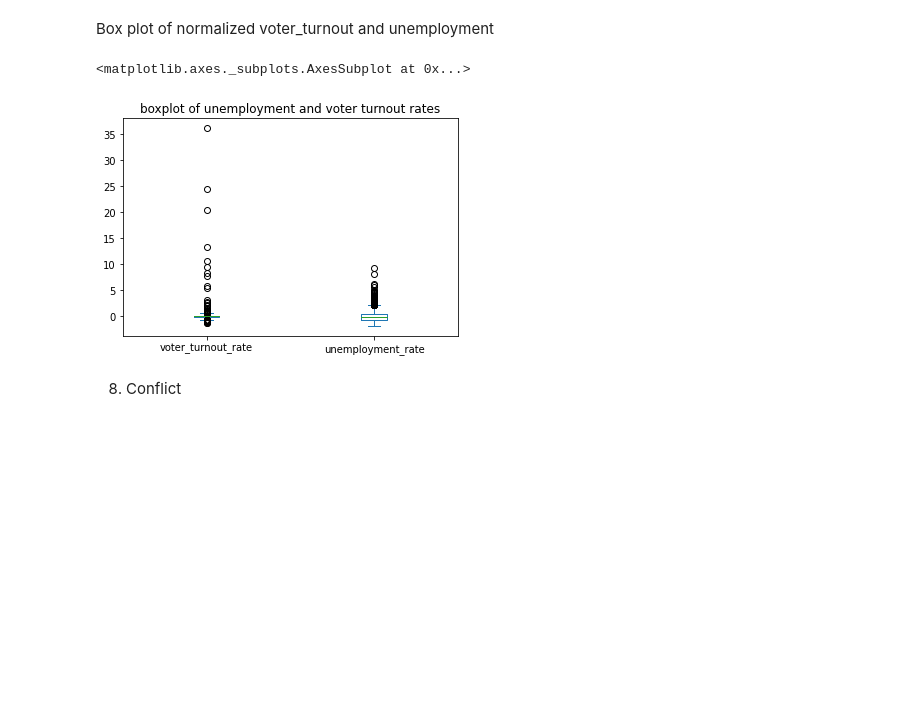
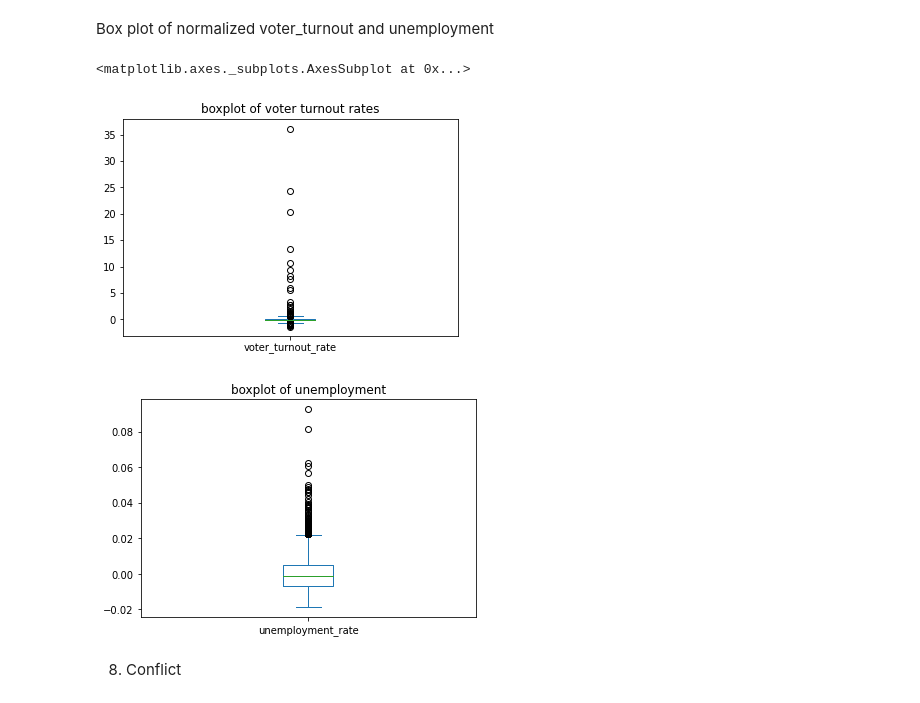
Before and after one commit to f1nn3g4n/SENG474, a Jupyter notebook: A1/V00908356_TobinF_01.ipynb, the cells around one changed output. Cells and saved outputs as stored; diff of their text form; code cells hidden in the pictures; blank space fills up the shorter version.

Commit message:
clean up on p1 to help other prob

```diff
--- a/A1/V00908356_TobinF_01.ipynb
+++ b/A1/V00908356_TobinF_01.ipynb
@@ -120,8 +120,8 @@ non_mf_ethnic_columns = ['BLACK RATE', 'WHITE RATE',
 eth_f_df = df[eth_f_col].copy()
 eth_m_df = df[eth_m_col].copy()
 
-eth_f_df.columns = eth_f_df.columns.str.replace(' RATE', '')
-eth_m_df.columns = eth_m_df.columns.str.replace(' RATE', '')
+eth_f_df.columns = eth_f_df.columns.str.replace('FEMALE RATE', '')
+eth_m_df.columns = eth_m_df.columns.str.replace('MALE RATE', '')
 
 df['ETHNIC MALE'] = eth_m_df.apply(lambda row: nthHighest(row, 2), axis=1)
 df['ETHNIC FEMALE'] = eth_f_df.apply(lambda row: nthHighest(row, 2), axis=1)
@@ -155,11 +155,9 @@ def zNormalize(column):
   return (column - column.mean()) / column.std()
 
 df['population'] = zNormalize(df['population'])
-#df['pop_estimate'] = zNormalize(df['pop_estimate'])
-df['votes'] = zNormalize(df['votes'])
 df['area_in_square_miles'] = zNormalize(df['area_in_square_miles'])
 df['per_capita_inc'] = zNormalize(df['per_capita_inc'])
-df['med_hhinc'] = zNormalize(df['med_hhinc'])
+df['pop_estimate'] = zNormalize(df['med_hhinc'])
 df['voter_turnout_rate'] = zNormalize(df['voter_turnout_rate'])
 df['unemployment_rate'] = zNormalize(df['unemployment_rate'])
 # %%
@@ -275,14 +273,13 @@ df.plot(x='population', y='area_in_square_miles', kind='scatter')
 [figure]
 # %% [markdown]
 Box plot of normalized voter_turnout and unemployment
-# %%
-df[['voter_turnout_rate','unemployment_rate']].plot(kind='box', title='boxplot of unemployment and voter turnout rates')
-
-#import seaborn as sns
-# sns.boxplot w one column as y and the other as x? what's the y?
-# %% [output]
-<matplotlib.axes._subplots.AxesSubplot at 0x...>
-[figure, removed]
+# %%
+df[['voter_turnout_rate']].plot(kind='box', title='boxplot of voter turnout rates')
+df[['unemployment_rate']].plot(kind='box', title='boxplot of unemployment')
+# %% [output]
+<matplotlib.axes._subplots.AxesSubplot at 0x...>
+[figure, added]
+[figure, added]
 # %% [markdown]
 8. Conflict
 # %% [markdown]
```
Also changed, not shown: parts of 6 cells of this notebook, 1 other file.
